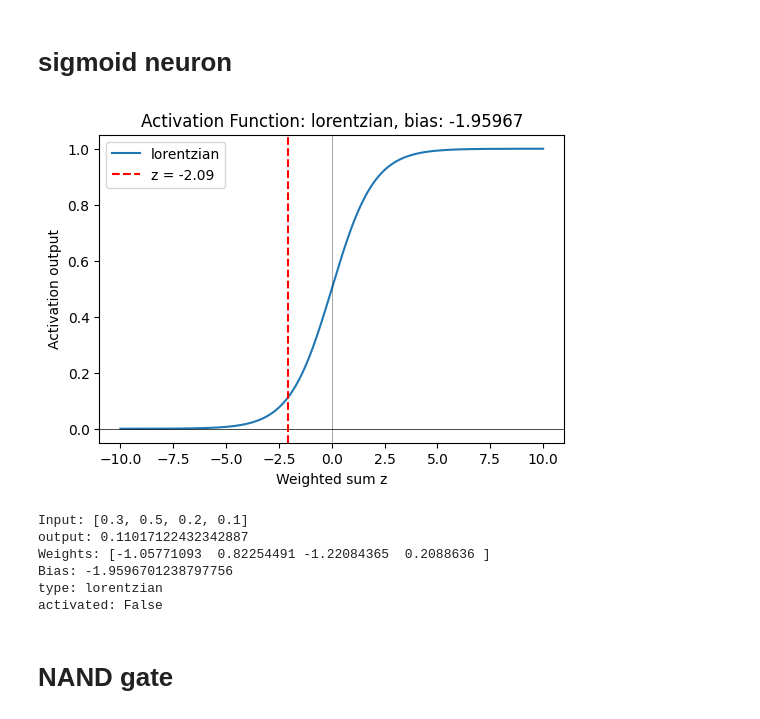
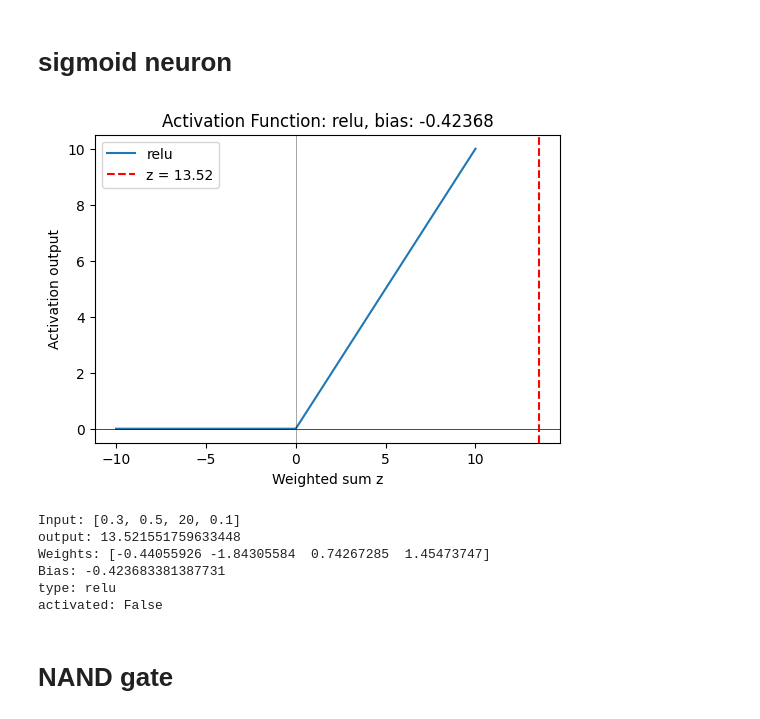
Before and after one commit to damianfrench/Computational-Neuroscience, a Jupyter notebook: Experimenting With Neurons.ipynb, the cells around one changed output. Cells and saved outputs as stored; diff of their text form; code cells hidden in the pictures.

```diff
--- a/Experimenting With Neurons.ipynb
+++ b/Experimenting With Neurons.ipynb
@@ -17,7 +17,6 @@ class Neuron():
         self.bias = bias
         self.activated=False
         self.plotting=plotting
-
     def __call__(self,x):
         """Compute the output of the neuron given input x."""
         self.z = np.dot(x, self.weights) + self.bias
@@ -44,41 +43,41 @@ class Neuron():
         y_range = self.activation_curve(z_range)
 
         fig, ax = plt.subplots(figsize=(6, 4))
         ax.plot(z_range, y_range, label=self.activation)
         ax.axhline(0, color='black', linewidth=0.5)
         ax.axvline(0, color='black', linewidth=0.5,alpha=0.5)
 
         # If we have a specific z value for the current input, mark it
         if z_value is not None:
             ax.axvline(z_value, color='red', linestyle='--', label=f'z = {z_value:.2f}')
 
         ax.set_title(f"Activation Function: {self.activation}, bias: {self.bias:.5f}")
         ax.set_xlabel("Weighted sum z")
         ax.set_ylabel("Activation output")
         ax.legend()
         plt.show()
 
 
 
-x=[0.3, 0.5, 0.2, 0.1]  # Example input
+x=[0.3, 0.5, 20, 0.1]  # Example input
 weights=np.random.randn(len(x))  # Example weights
 bias=np.random.randn() # Example bias
-neuron=Neuron(len(x),weights,bias,activation='lorentzian',plotting=True)
+neuron=Neuron(len(x),weights,bias,activation='relu',plotting=True)
 
 y=neuron(x)
 print(f"Input: {x}")
 print(f"output: {y}")
 print("Weights:", neuron.weights)
 print("Bias:", neuron.bias)
 print(f"type: {neuron.activation}")
 print(f"activated: {neuron.activated}")
 # %% [output]
-[figure, old version]
+[figure, new version]
-Input: [0.3, 0.5, 0.2, 0.1]
-output: 0.11017122432342887
-Weights: [-1.05771093  0.82254491 -1.22084365  0.2088636 ]
-Bias: -1.9596701238797756
-type: lorentzian
+Input: [0.3, 0.5, 20, 0.1]
+output: 13.521551759633448
+Weights: [-0.44055926 -1.84305584  0.74267285  1.45473747]
+Bias: -0.423683381387731
+type: relu
 activated: False
 # %% [markdown]
 # NAND gate
```
Also changed, not shown: parts of 9 cells of this notebook.
